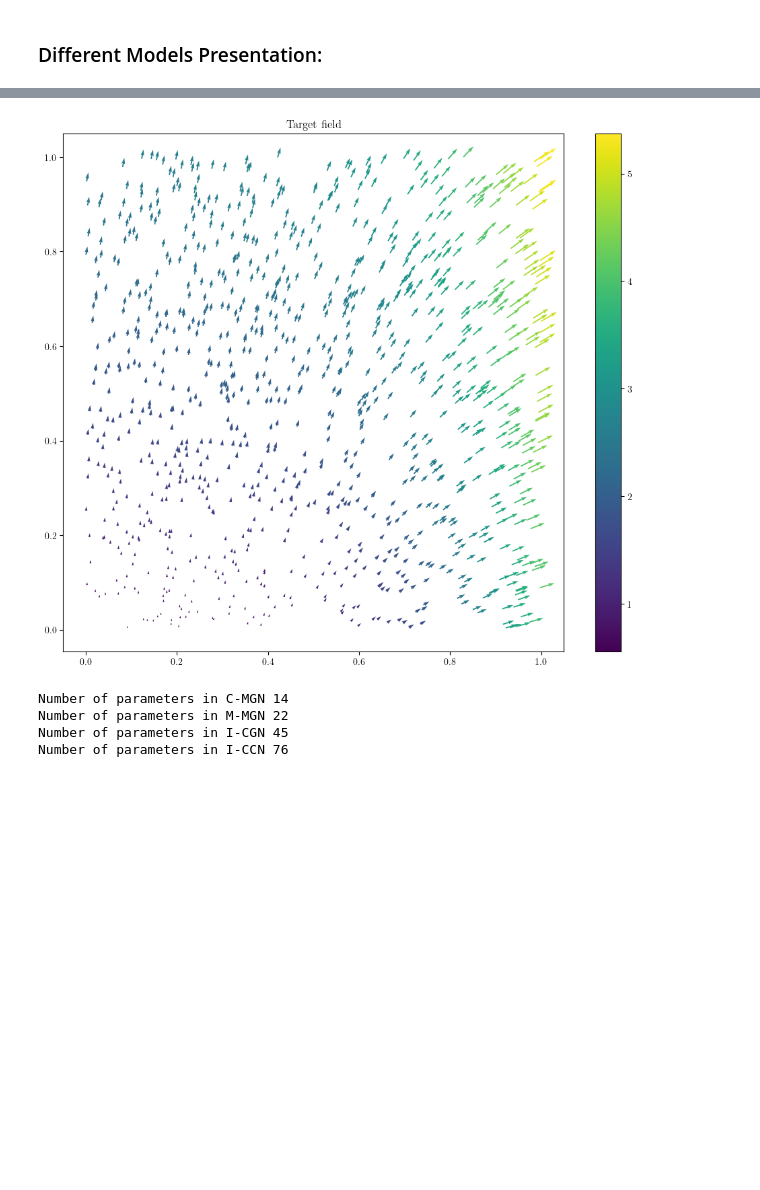
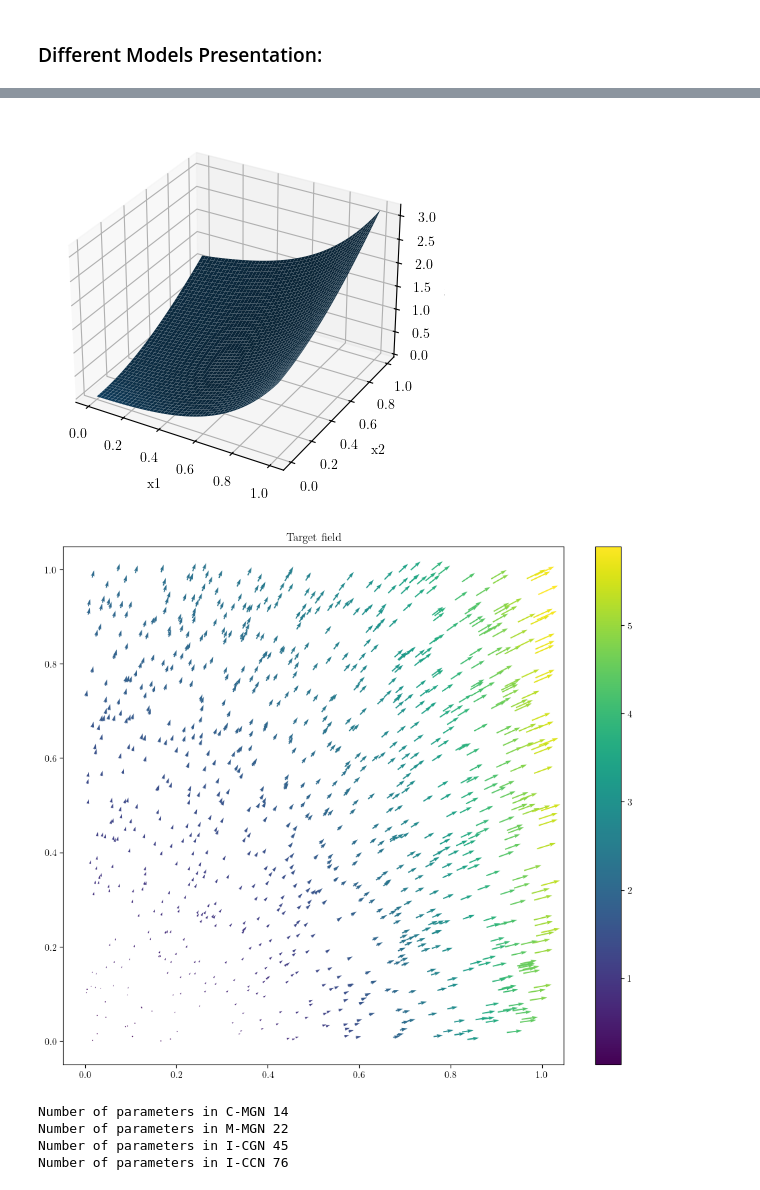
Before and after one commit to midsougou/Learning-Gradient-of-Convex-Functions-Using-Neural-Network, a Jupyter notebook: src/experiments/learn_trivial_func.ipynb, the cells around one changed output, grey strips where cells are left out. Cells and saved outputs as stored; diff of their text form; code cells hidden in the pictures; blank space fills up the shorter version.

```diff
--- a/src/experiments/learn_trivial_func.ipynb
+++ b/src/experiments/learn_trivial_func.ipynb
@@ -43,12 +60,31 @@ Its gradient is given by :
 def func(z):
     x1 = z[:,0]
     x2 = z[:,1]
-    return torch.stack([x1**4 + 0.5*x2 + 0.5 *x1*x2 + 1.5 * x2**2 - x2**3/3]).T
+    return torch.stack([x1**4 + 0.5*x1**2 + 0.5*x1*x2 + 1.5 * x2**2 - x2**3/3]).T
 
 def gradient(z):
     x1 = z[:,0]
     x2= z[:,1]
-    return torch.stack([4*x1**3 + 0.5*x2 , 0.5 + 0.5*x1 + 3*x2 - x2**2]).T
+    return torch.stack([4*x1**3 + x1 + 0.5*x2 , 0.5*x1 + 3*x2 - x2**2]).T
+# %%
+# the initial fct
+n = 2000
+x1 = torch.linspace(0, 1, n)
+x2 = torch.linspace(0, 1, n)
+X1, X2 = torch.meshgrid(x1, x2, indexing="ij")
+
+points = torch.stack([X1.reshape(-1), X2.reshape(-1)], dim=1)
+Z = func(points).reshape(n, n).detach().numpy()
+
+fig = plt.figure()
+ax = fig.add_subplot(111, projection="3d")
+ax.plot_surface(X1.numpy(), X2.numpy(), Z, linewidth=0)
+ax.set_xlabel("x1")
+ax.set_ylabel("x2")
+ax.set_zlabel("f(x1,x2)")
+plt.show()
+# %% [output]
+[figure, added]
 # %%
 space = torch.rand(size=(1000,2))
 fig,ax = plt.subplots(1,1,figsize=(12,10))
@@ -59,7 +95,7 @@ ax.set_title('Target field')
 plt.colorbar(p)
 plt.show()
 # %% [output]
-[figure, old version]
+[figure, new version]
 # %%
 input_dim = 2
 output_dim = 2
```
Also changed, not shown: parts of 26 cells of this notebook, 3 other files.
